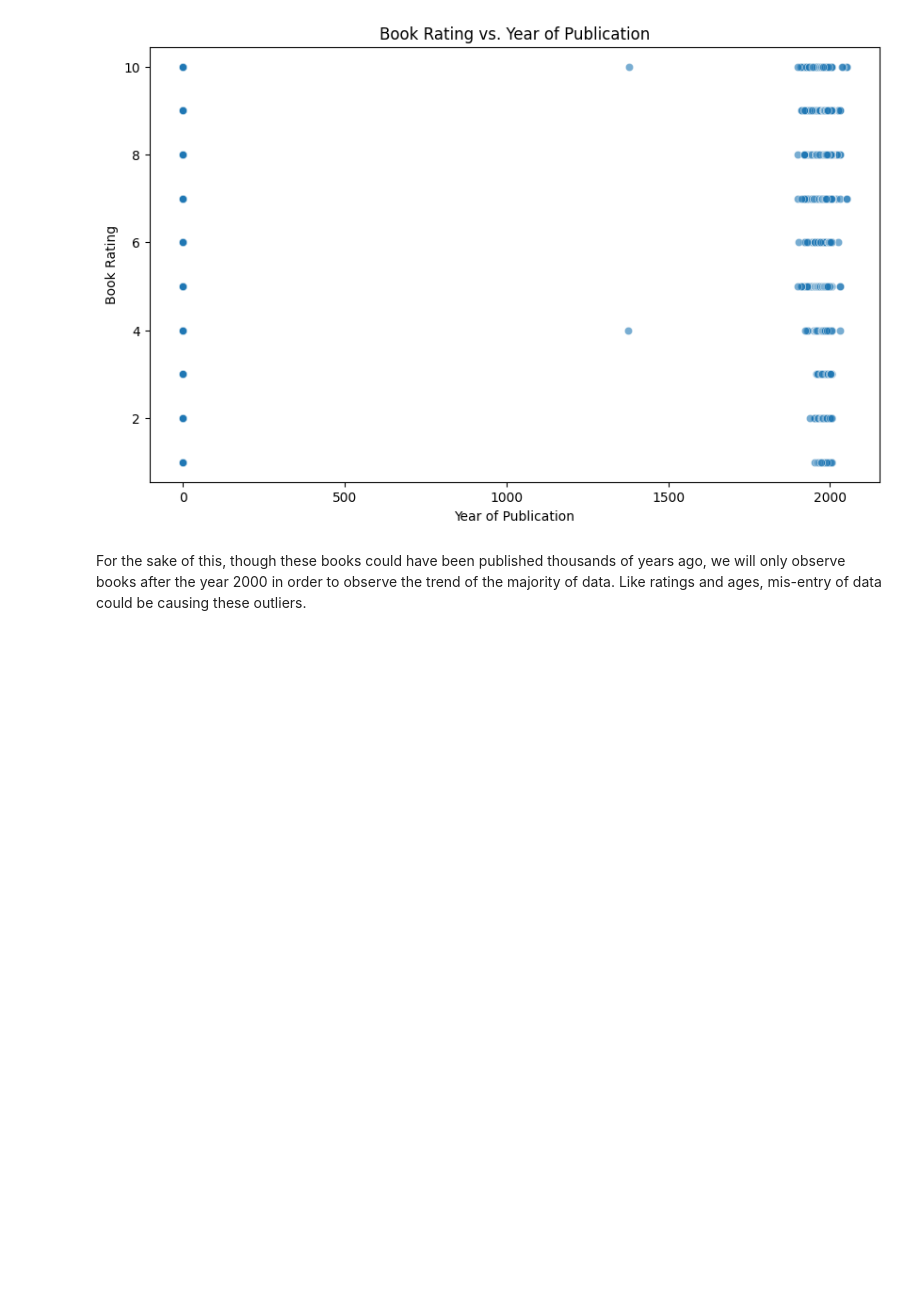
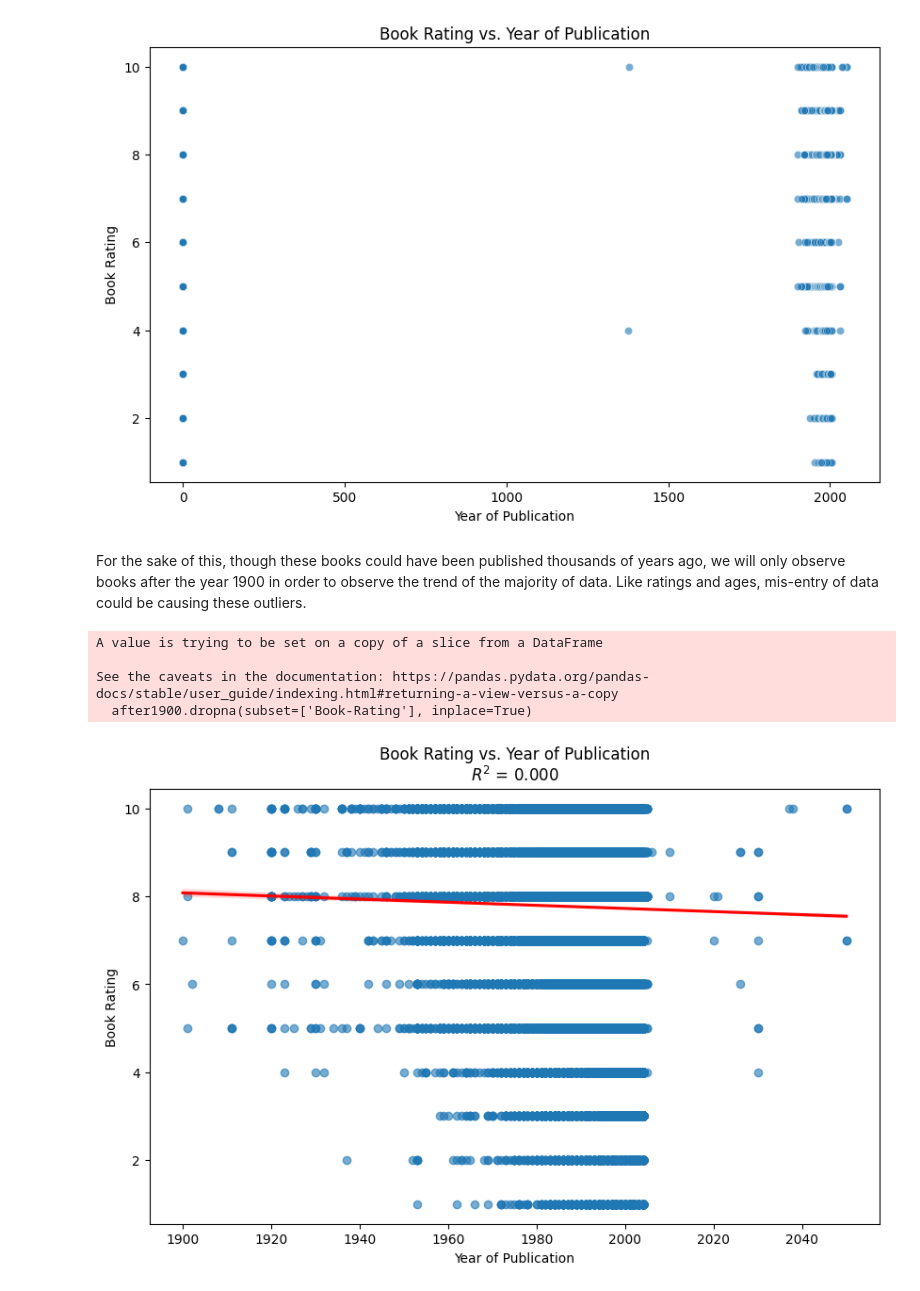
Before and after one commit to kellyegorman/books-analysis, a Jupyter notebook: desc-stats.ipynb, the cells around one changed output. Drawn from its saved outputs; the diff is of its cells as text; code cells hidden in the pictures; blank space fills up the shorter version.

Commit message:
update to desc-stats and create the data_for_cleaning csv

```diff
--- a/desc-stats.ipynb
+++ b/desc-stats.ipynb
@@ -159,4 +159,32 @@ See the caveats in the documentation: https://pandas.pydata.org/pandas-docs/stab
   underOneHundred.dropna(subset=['Year-Of-Publication'], inplace=True)  # This drops rows with NaNs in 'Year-Of-Publication'
 [figure]
 # %% [markdown]
-For the sake of this, though these books could have been published thousands of years ago, we will only observe books after the year 2000 in order to observe the trend of the majority of data. Like ratings and ages, mis-entry of data could be causing these outliers.
+For the sake of this, though these books could have been published thousands of years ago, we will only observe books after the year 1900 in order to observe the trend of the majority of data. Like ratings and ages, mis-entry of data could be causing these outliers.
+# %%
+from scipy.stats import linregress
+
+after1900 = underOneHundred[underOneHundred['Year-Of-Publication'] >= 1900]
+
+# Drop rows with NaNs in 'Book-Rating' to avoid errors
+after1900.dropna(subset=['Book-Rating'], inplace=True)
+
+# Perform linear regression to get the line of best fit and R^2 value
+slope, intercept, r_value, p_value, std_err = linregress(after1900['Year-Of-Publication'], after1900['Book-Rating'])
+
+# Create scatterplot with regression line
+plt.figure(figsize=(10, 6))
+sns.regplot(data=after1900, x='Year-Of-Publication', y='Book-Rating', scatter_kws={'alpha':0.6}, line_kws={"color": "red"})
+
+# Add title and labels
+plt.title(f'Book Rating vs. Year of Publication\n$R^2$ = {r_value**2:.3f}')
+plt.xlabel('Year of Publication')
+plt.ylabel('Book Rating')
+
+# Show the plot
+plt.show()
+# %% [output]
+A value is trying to be set on a copy of a slice from a DataFrame
+
+See the caveats in the documentation: https://pandas.pydata.org/pandas-docs/stable/user_guide/indexing.html#returning-a-view-versus-a-copy
+  after1900.dropna(subset=['Book-Rating'], inplace=True)
+[figure, added]
```
Also changed, not shown: parts of 1 cell of this notebook.
